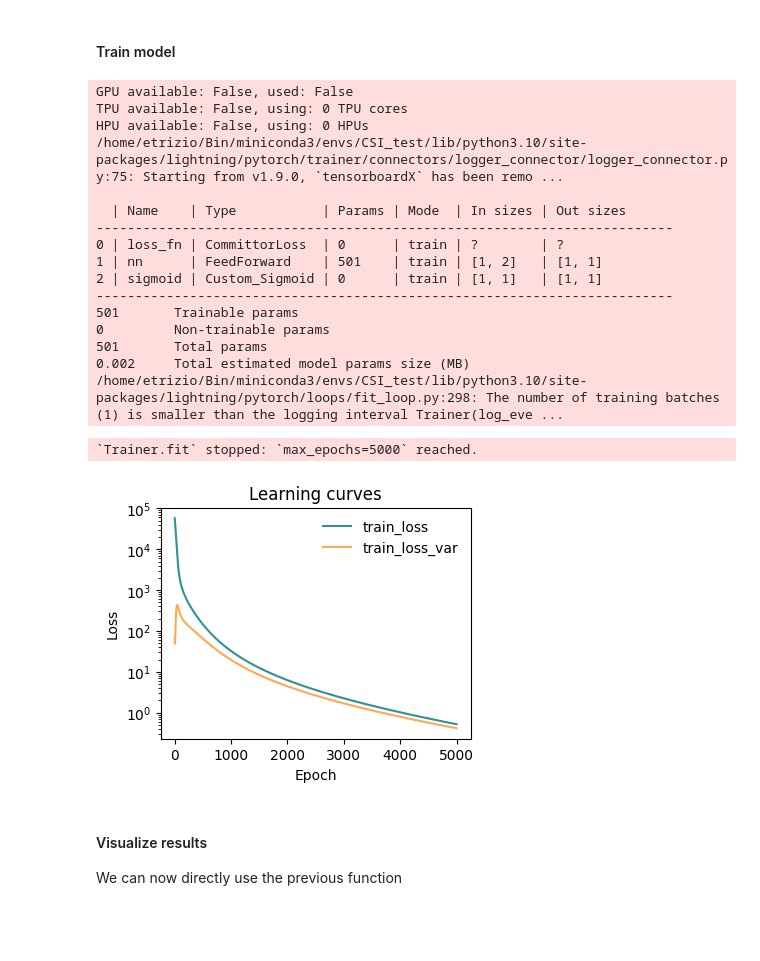
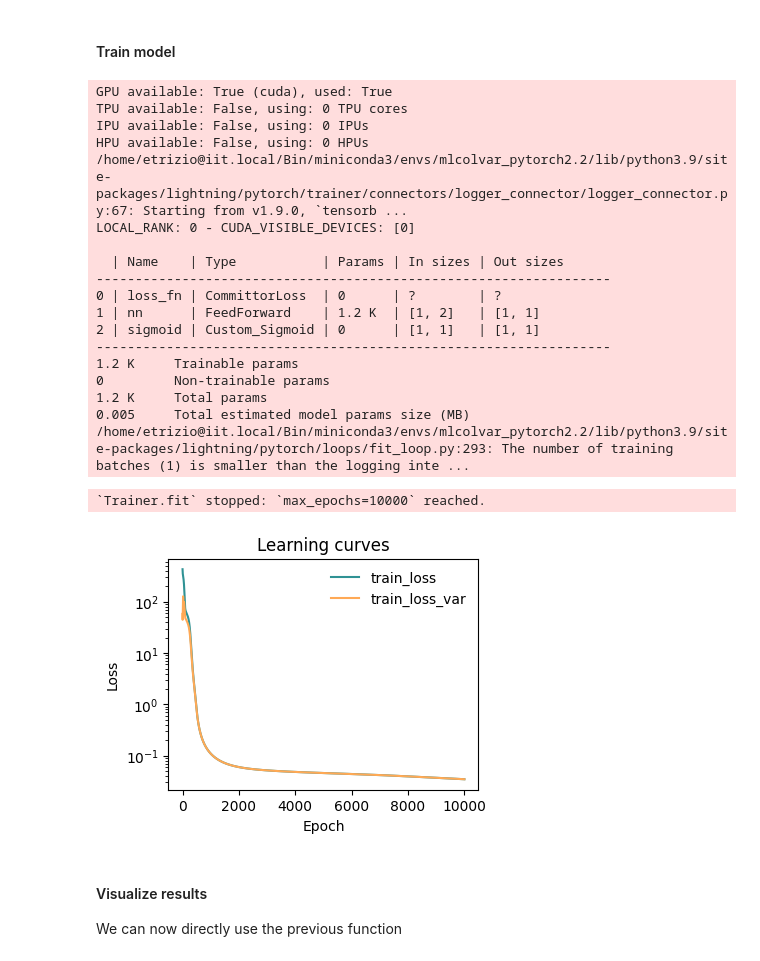
Before and after one commit to CSIprinceton/workshop-june-2024, a Jupyter notebook: hands-on-sessions/day-3-COMMITTOR/3_committor/committor.ipynb, the cells around one changed output. Saved outputs shown, nothing was run; the diff lists cells and outputs as text; code cells hidden in the pictures; blank space fills up the shorter version.

Commit message:
Update committor tutorial

```diff
--- a/hands-on-sessions/day-3-COMMITTOR/3_committor/committor.ipynb
+++ b/hands-on-sessions/day-3-COMMITTOR/3_committor/committor.ipynb
@@ -286,6 +289,12 @@ filenames = ["../1_enhanced_sampling/simulations/unbiased_sims/A/COLVAR",
              "../1_enhanced_sampling/simulations/unbiased_sims/B/COLVAR",
              "biased_sims/iter_0/A/COLVAR",
              "biased_sims/iter_0/B/COLVAR"]
+
+load_args = [{'start' : 0, 'stop': 8000, 'stride': 4},
+             {'start' : 0, 'stop': 8000, 'stride': 4},
+             {'start' : 0, 'stop': 10000, 'stride': 1},
+             {'start' : 0, 'stop': 10000, 'stride': 1},
+            ]
 
 # we generate the dataset for the training
 dataset, dataframe = create_dataset_from_files(file_names=filenames,
@@ -293,8 +302,8 @@ dataset, dataframe = create_dataset_from_files(file_names=filenames,
                                                create_labels = True,
                                                filter_args={'regex': 'p.x|p.y'},
                                                return_dataframe=True,
-                                               stop = 8000,
-                                               stride=4)
+                                               load_args=load_args
+                                               )
 
 # fill empty entries of the bias column from unbiased simulations
 dataframe = dataframe.fillna({'bias': 0})
@@ -327,9 +336,9 @@ options = {'optimizer' : {'lr': 1e-3, 'weight_decay': 1e-5},
            'lr_scheduler' : { 'scheduler' : lr_scheduler, 'gamma' : 0.99999 }}
 
 # initialize model
-model = Committor(layers=[2, 20, 20, 1],    # NN arch
+model = Committor(layers=[2, 32, 32, 1],    # NN arch
                   mass=atomic_masses,       # masses for variational functional, see previous function
-                  alpha=10,                 # scaling term for variational and boundary losses
+                  alpha=1e-1,                 # scaling term for variational and boundary losses
                   delta_f=0,                # (guess of) the delta in free energy between the two states, facilitates the training
                   options=options)
 # %% [markdown]
@@ -337,44 +346,46 @@ model = Committor(layers=[2, 20, 20, 1],    # NN arch
 # %%
 # define callbacks for the training
 metrics = MetricsCallback()
 
 # initialize trainer
 trainer = lightning.Trainer(callbacks=[metrics],
-                            max_epochs=5000,            # this trainings take a while
+                            max_epochs=10000,            # this trainings take a while
                             logger=None,
                             enable_checkpointing=False,
                             limit_val_batches=0,        # these two options are to use single batch a no validation
                             num_sanity_val_steps=0)     # these two options are to use single batch a no validation
 
 # fit model on our datamodule
 trainer.fit(model, datamodule)
 
 # plot metrics
 fig, ax = plt.subplots(1,1,figsize=(4,3))
 ax = plot_metrics(metrics=metrics.metrics,
                   keys=['train_loss', 'train_loss_var'],
                   colors=['fessa1','fessa5'],
                   yscale='log',
                   ax=ax)
 # %% [output]
-GPU available: False, used: False
+GPU available: True (cuda), used: True
 TPU available: False, using: 0 TPU cores
+IPU available: False, using: 0 IPUs
 HPU available: False, using: 0 HPUs
-/home/etrizio/Bin/miniconda3/envs/CSI_test/lib/python3.10/site-packages/lightning/pytorch/trainer/connectors/logger_connector/logger_connector.py:75: Starting from v1.9.0, `tensorboardX` has been remo ...
+/home/etrizio@iit.local/Bin/miniconda3/envs/mlcolvar_pytorch2.2/lib/python3.9/site-packages/lightning/pytorch/trainer/connectors/logger_connector/logger_connector.py:67: Starting from v1.9.0, `tensorb ...
+LOCAL_RANK: 0 - CUDA_VISIBLE_DEVICES: [0]
 
-  | Name    | Type           | Params | Mode  | In sizes | Out sizes
---------------------------------------------------------------------------
-0 | loss_fn | CommittorLoss  | 0      | train | ?        | ?
-1 | nn      | FeedForward    | 501    | train | [1, 2]   | [1, 1]
-2 | sigmoid | Custom_Sigmoid | 0      | train | [1, 1]   | [1, 1]
---------------------------------------------------------------------------
-501       Trainable params
+  | Name    | Type           | Params | In sizes | Out sizes
+------------------------------------------------------------------
+0 | loss_fn | CommittorLoss  | 0      | ?        | ?
+1 | nn      | FeedForward    | 1.2 K  | [1, 2]   | [1, 1]
+2 | sigmoid | Custom_Sigmoid | 0      | [1, 1]   | [1, 1]
+------------------------------------------------------------------
+1.2 K     Trainable params
 0         Non-trainable params
-501       Total params
-0.002     Total estimated model params size (MB)
-/home/etrizio/Bin/miniconda3/envs/CSI_test/lib/python3.10/site-packages/lightning/pytorch/loops/fit_loop.py:298: The number of training batches (1) is smaller than the logging interval Trainer(log_eve ...
+1.2 K     Total params
+0.005     Total estimated model params size (MB)
+/home/etrizio@iit.local/Bin/miniconda3/envs/mlcolvar_pytorch2.2/lib/python3.9/site-packages/lightning/pytorch/loops/fit_loop.py:293: The number of training batches (1) is smaller than the logging inte ...
-`Trainer.fit` stopped: `max_epochs=5000` reached.
+`Trainer.fit` stopped: `max_epochs=10000` reached.
-[figure, old version]
+[figure, new version]
 # %% [markdown]
 #### Visualize results
 
```
Also changed, not shown: parts of 39 cells of this notebook, 51 other files.
